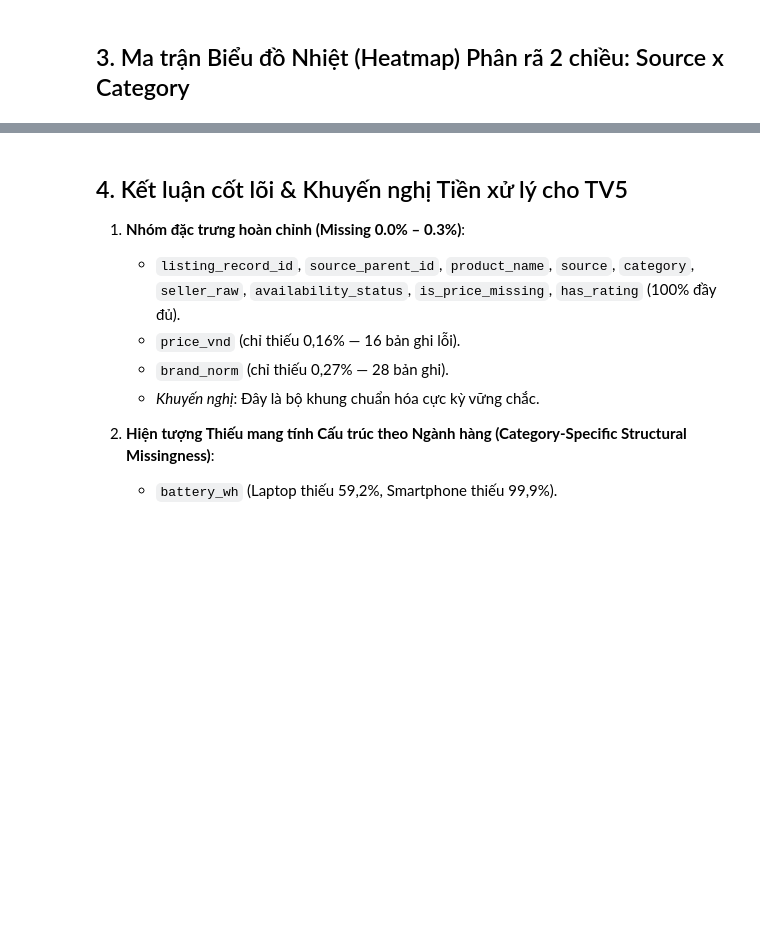
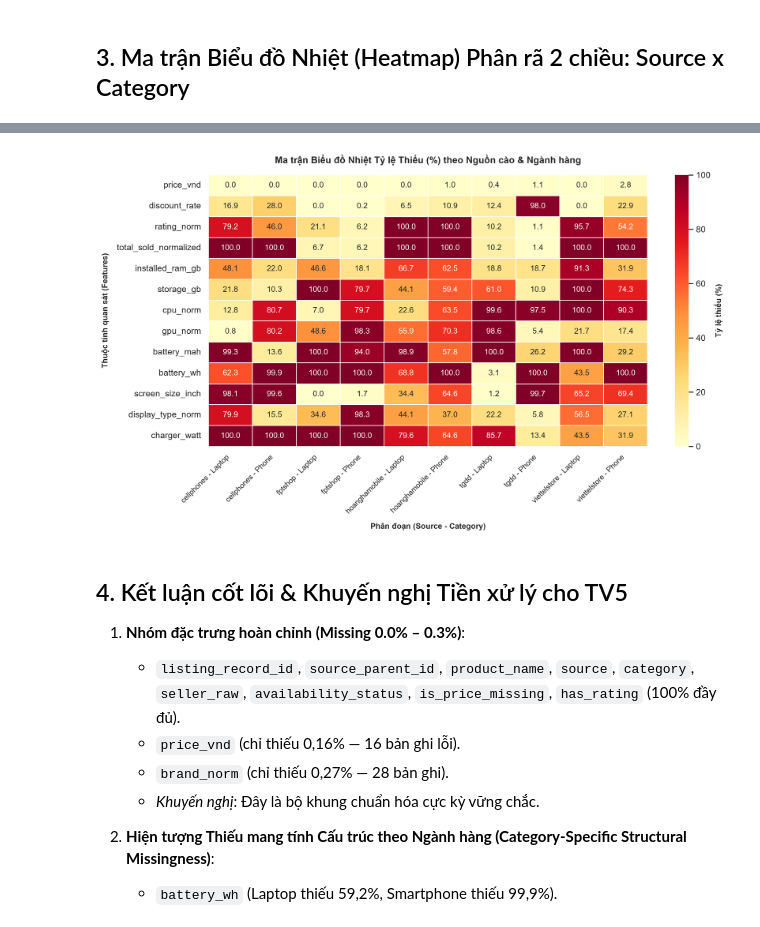
Before and after one commit to pvq-vn/it4930-ecommerce-data-intelligence, a Jupyter notebook: src/eda/notebooks/03_missingness_profile.ipynb, the cells around one changed output, grey strips where cells are left out. Drawn from its saved outputs; the diff is of its cells as text; code cells hidden in the pictures; blank space fills up the shorter version.

```diff
--- a/src/eda/notebooks/03_missingness_profile.ipynb
+++ b/src/eda/notebooks/03_missingness_profile.ipynb
@@ -67,7 +145,10 @@ display(matrix_2d_df)
 # %%
 fig2_path = "src/eda/outputs/figures/fig_1_3_missingness_heatmap_by_source_category.png"
 plot_missingness_heatmap_by_source_category(df, fig2_path)
-print(f"Đã xuất biểu đồ: {fig2_path}")
+from IPython.display import Image, display
+display(Image(fig2_path))
+# %% [output]
+[figure, added]
 # %% [markdown]
 ## 4. Kết luận cốt lõi & Khuyến nghị Tiền xử lý cho TV5
 
```
Also changed, not shown: parts of 6 cells of this notebook, 14 other files.
